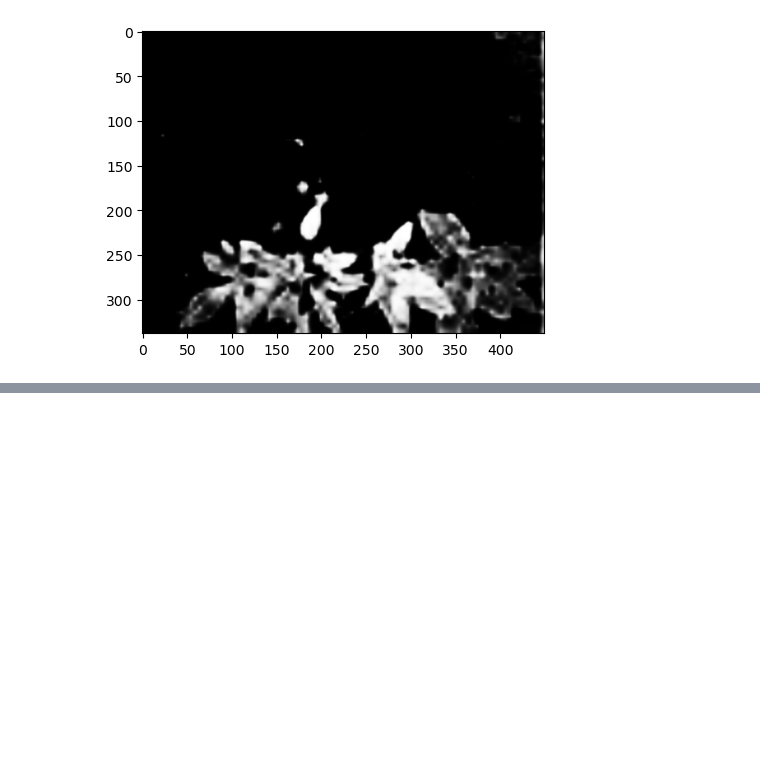
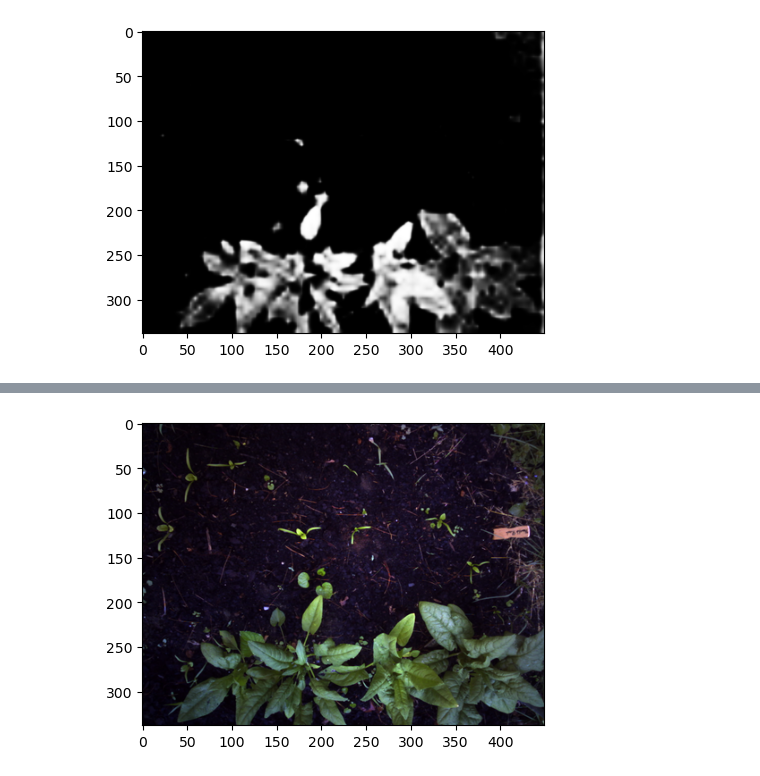
Before and after one commit to gabrielkassjohnson/computer-vision-for-farm-greenhouses, a Jupyter notebook: plant contour drawing pipeline.ipynb, the cells around one changed output, grey strips where cells are left out. Drawn from its saved outputs; the diff is of its cells as text; code cells hidden in the pictures; blank space fills up the shorter version.

```diff
--- a/plant contour drawing pipeline.ipynb
+++ b/plant contour drawing pipeline.ipynb
@@ -81,0 +124,35 @@ pcv.plot_image(output)
+# %%
+img_dict = dict(zip(file_list, filled_list))
+# %%
+output_list = []
+
+for image,prediction in img_dict.items():
+    print(img, prediction)
+
+    # Read image
+    img, path, filename = pcv.readimage(filename=image)
+    prediction_img, prediction_path, prediction_filename = pcv.readimage(filename=prediction)
+
+    height, width = img.shape[:2]
+
+    prediction_img_resized = pcv.transform.resize(img=prediction_img, size=(width, height), interpolation="auto")
+
+
+    # Apply Mask (for VIS images, mask_color=white)
+    masked = pcv.apply_mask(img=img, mask=prediction_img_resized, mask_color='white')
+    masked_b = pcv.rgb2gray_lab(rgb_img=masked, channel='b')
+    maskedb_thresh = pcv.threshold.binary(gray_img=masked_b, threshold=128,
+                                      max_value=255, object_type='light')
+    ab_fill = pcv.fill(bin_img=maskedb_thresh, size=150)
+    masked2 = pcv.apply_mask(img=masked, mask=ab_fill, mask_color='white')
+    id_objects, obj_hierarchy = pcv.find_objects(img=masked2, mask=ab_fill)
+    roi1, roi_hierarchy= pcv.roi.rectangle(img=masked2, x=0, y=0, h=height, w=width)
+    roi_objects, hierarchy3, kept_mask, obj_area = pcv.roi_objects(img=img, roi_contour=roi1,
+                                                                   roi_hierarchy=roi_hierarchy,
+                                                                   object_contour=id_objects,
+                                                                   obj_hierarchy=obj_hierarchy,
+                                                                   roi_type='partial')
+    obj, mask = pcv.object_composition(img=img, contours=roi_objects, hierarchy=hierarchy3)
+    output  = cv2.drawContours(img, obj, -1,(300,100,200),thickness=2 )
+
+    output_list.append(output)
@@ -81,0 +197,11 @@ pcv.plot_image(output)
+# %%
+img_array = []
+plot_array = []
+for filename in file_list:
+    img = plt.imread(filename)
+    img_array.append(img)
+
+    imgplot = plt.imshow(img)
+    plot_array.append([imgplot])
+# %% [output]
+[figure, added]
```
Also changed, not shown: parts of 15 cells of this notebook, 4 other files.
